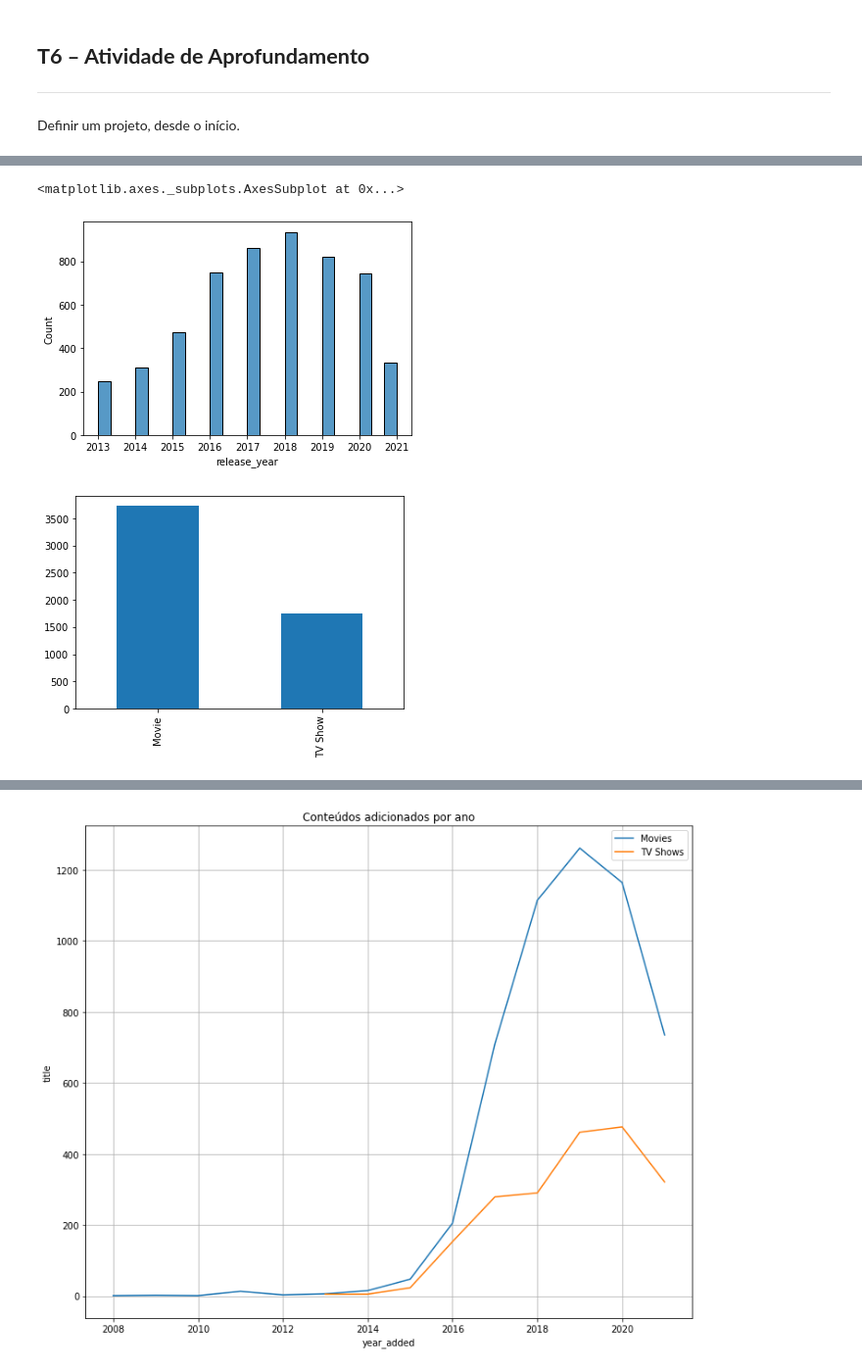
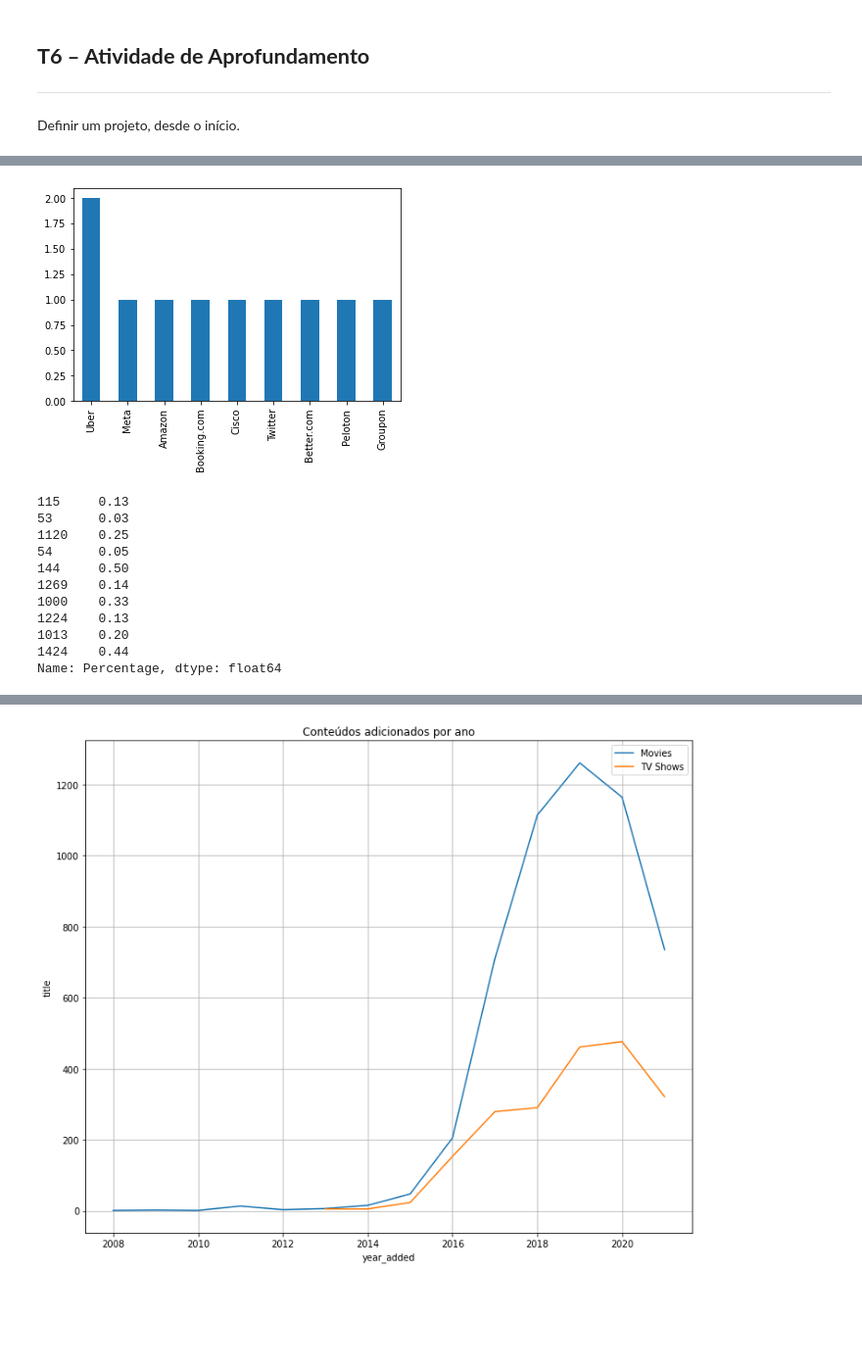
Before and after one commit to BrunaKrasotaMatos/MineracaoDados, a Jupyter notebook: VisualizacaoDadosTrilha6_BrunaMatos.ipynb, the cells around one changed output, grey strips where cells are left out. Shown: that part at 98% size. Saved outputs shown, nothing was run; the diff lists cells and outputs as text; code cells hidden in the pictures; blank space fills up the shorter version.

```diff
--- a/VisualizacaoDadosTrilha6_BrunaMatos.ipynb
+++ b/VisualizacaoDadosTrilha6_BrunaMatos.ipynb
@@ -129,16 +111,20 @@ sns.histplot(data=df,x="release_year")
-# %%
-# percebemos alguns outliers
-# Neste caso, seria melhor se alterassemos os dados para considerar os que estão disponíveis do primeiro quartil para frente,
-# já que esses muito antigos não são muito relevantes ara a nossa análise
-df_filtered_new = df[df['release_year'] >= df['release_year'].quantile(0.25)]
-sns.histplot(data=df_filtered_new,x="release_year")
-# %% [output]
-<matplotlib.axes._subplots.AxesSubplot at 0x...>
-[figure, removed]
-# %%
-# pudemos observar que o pico de adição de conteúdo foi em 2018
-# podemos também analisar se esses conteúdos eram Filves ou não
-df_filtered_new.type.value_counts().plot(kind="bar")
-plt.show()
-# %% [output]
-[figure, removed]
+# %%
+# Vamos ver quais foram as 10 empresas com maior numero de layoffs
+df_filtered = df.nlargest(10, 'Laid_Off_Count')
+df_filtered.Company.value_counts().plot(kind="bar")
+plt.show()
+#display(df_filtered.describe(include='all'))
+print(df_filtered["Percentage"])
+# %% [output]
+[figure, added]
+115     0.13
+53      0.03
+1120    0.25
+54      0.05
+144     0.50
+1269    0.14
+1000    0.33
+1224    0.13
+1013    0.20
+1424    0.44
+Name: Percentage, dtype: float64
```
Also changed, not shown: parts of 11 cells of this notebook.
